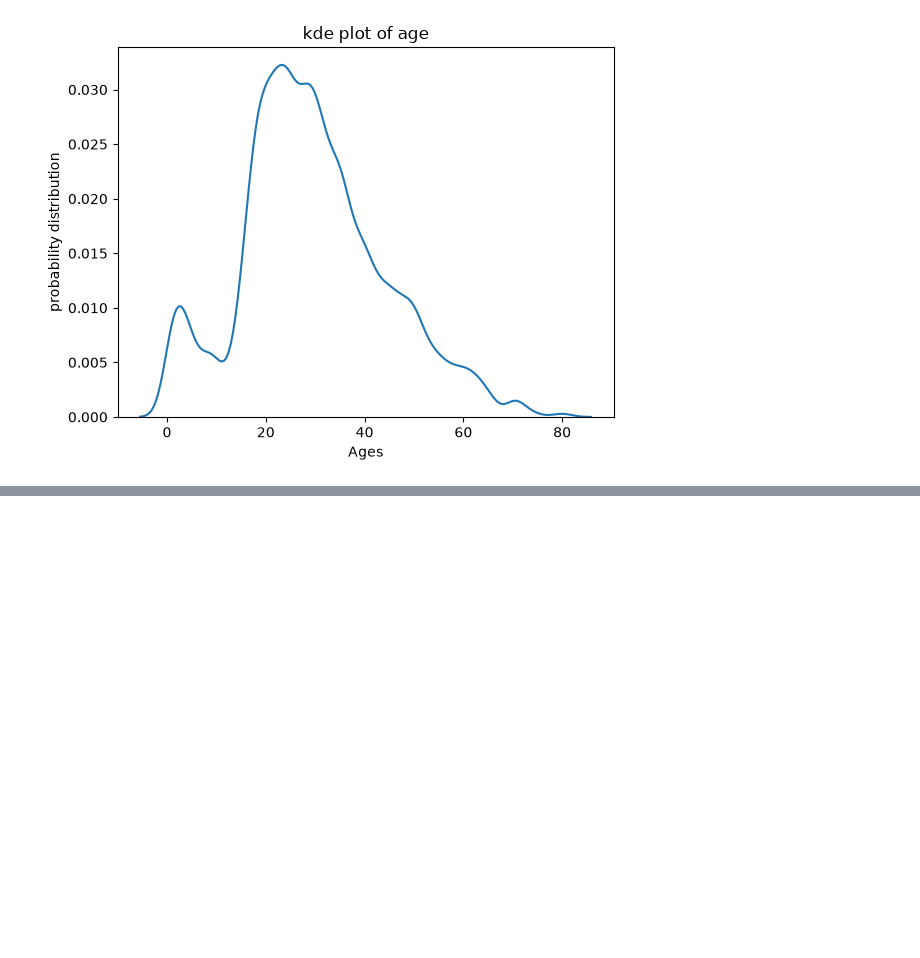
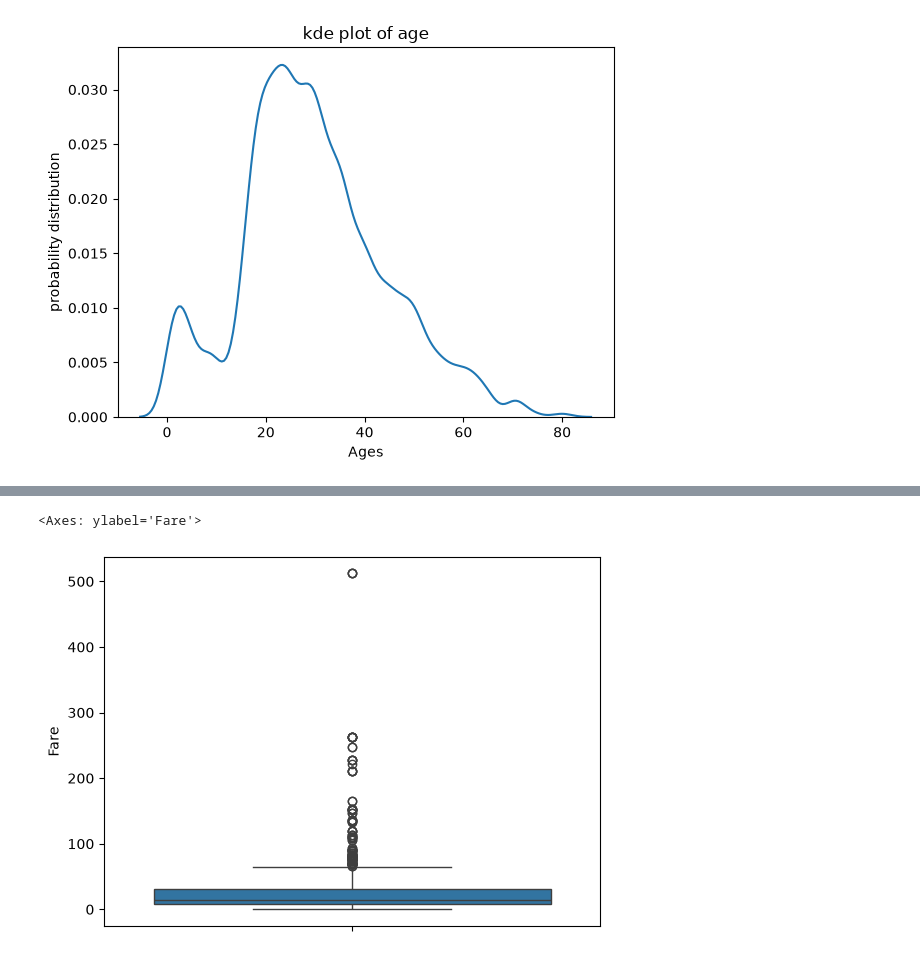
Before and after one commit to AkasDatta/EDA-Exploratory-Data-Analysis-, a Jupyter notebook: EDA_Part1/eda_part1.ipynb, the cells around one changed output, grey strips where cells are left out. Cells and saved outputs as stored; diff of their text form; code cells hidden in the pictures; blank space fills up the shorter version.

```diff
--- a/EDA_Part1/eda_part1.ipynb
+++ b/EDA_Part1/eda_part1.ipynb
@@ -258,0 +282,5 @@ plt.show()
+# %%
+sns.boxplot(df["Fare"])
+# %% [output]
+<Axes: ylabel='Fare'>
+[figure, added]
```
Also changed, not shown: parts of 3 cells of this notebook.
